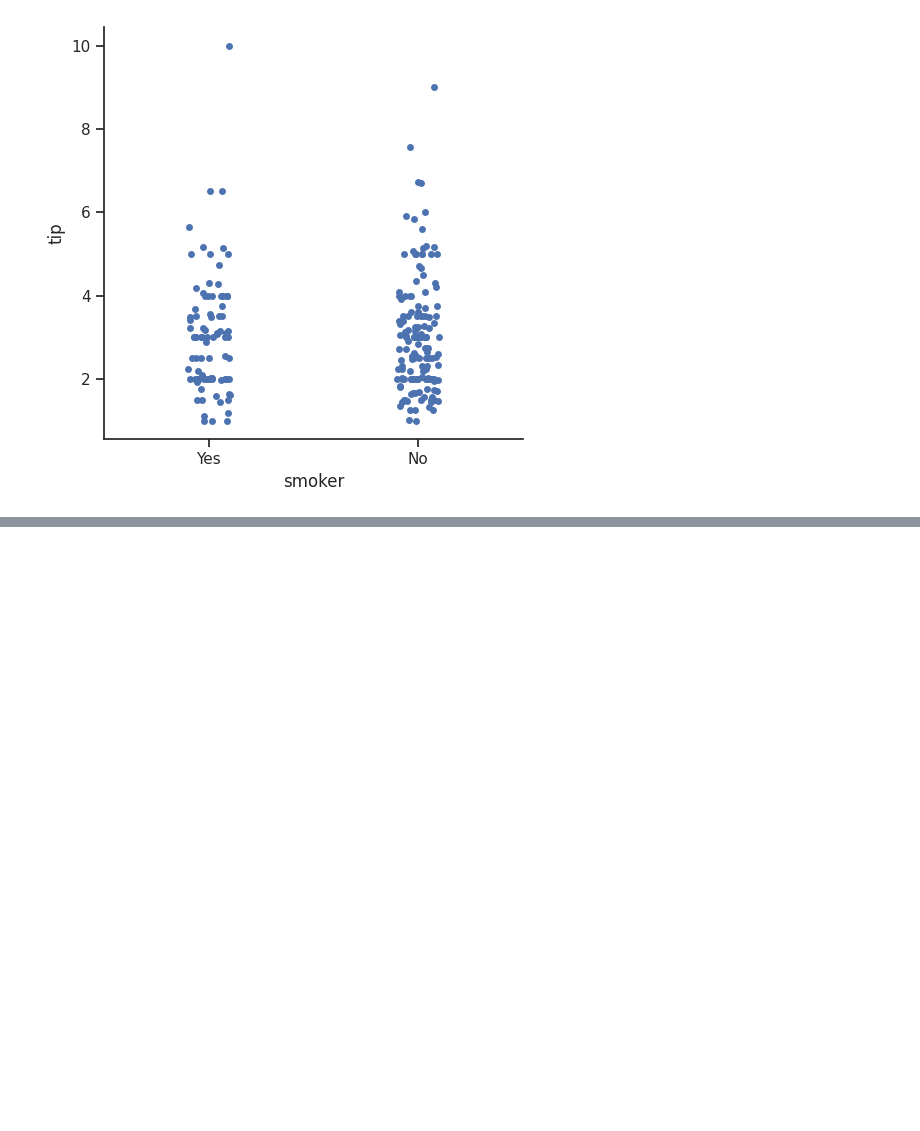
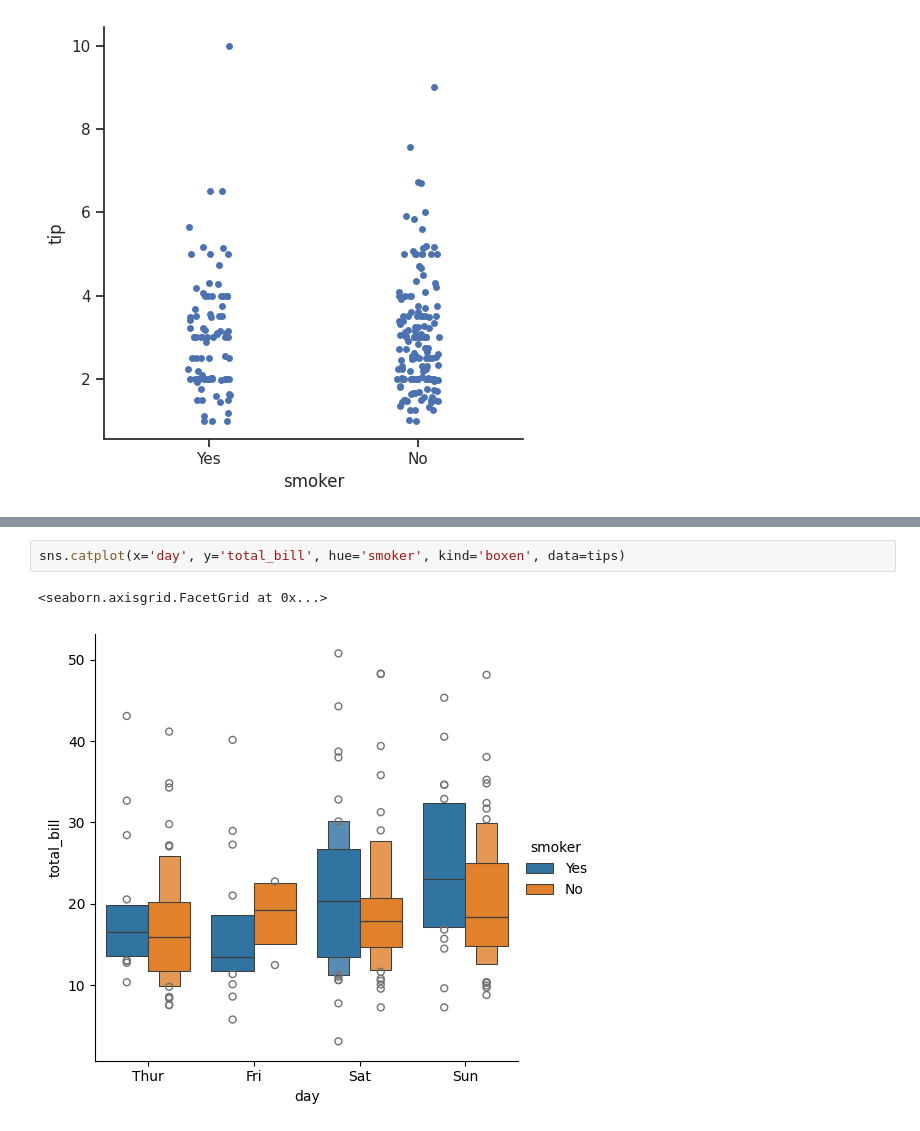
Before and after one commit to hosngholami/Learning, a Jupyter notebook: matplotlib.ipynb, the cells around one changed output, grey strips where cells are left out. Cells and saved outputs as stored; diff of their text form; blank space fills up the shorter version.

```diff
--- a/matplotlib.ipynb
+++ b/matplotlib.ipynb
@@ -153,0 +164,5 @@ sns.catplot(x='total_bill', y='day', hue='time', kind='swarm', data=tips)
+# %%
+sns.catplot(x='day', y='total_bill', hue='smoker', kind='boxen', data=tips)
+# %% [output]
+<seaborn.axisgrid.FacetGrid at 0x...>
+[figure, added]
```
Also changed, not shown: parts of 9 cells of this notebook.
